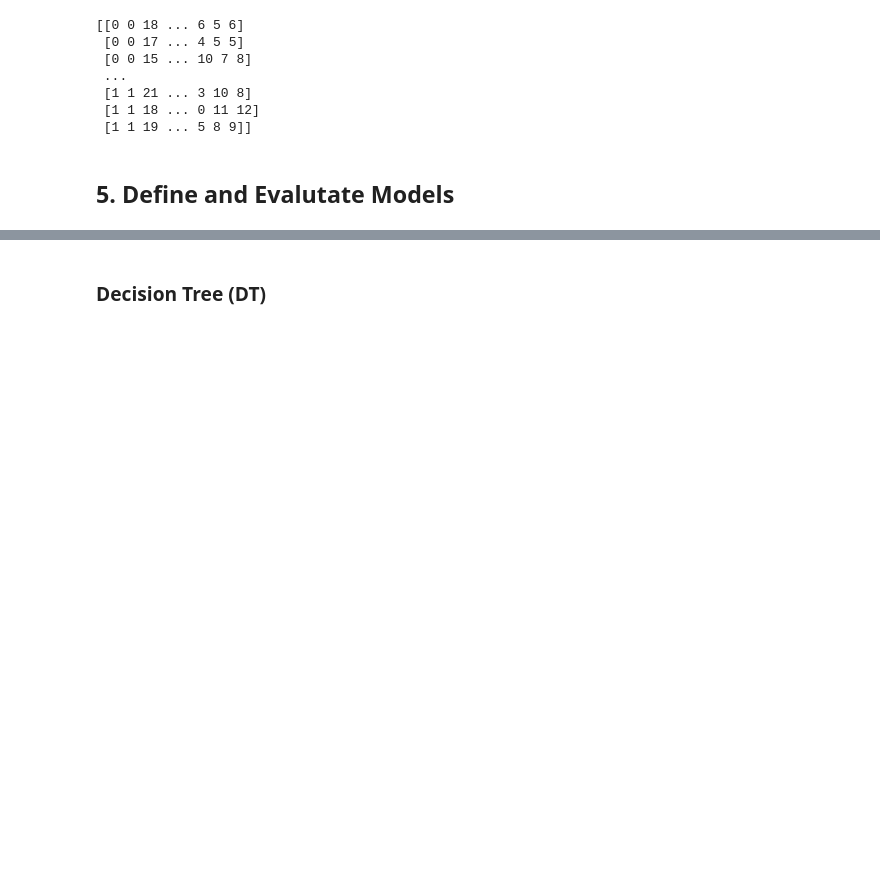
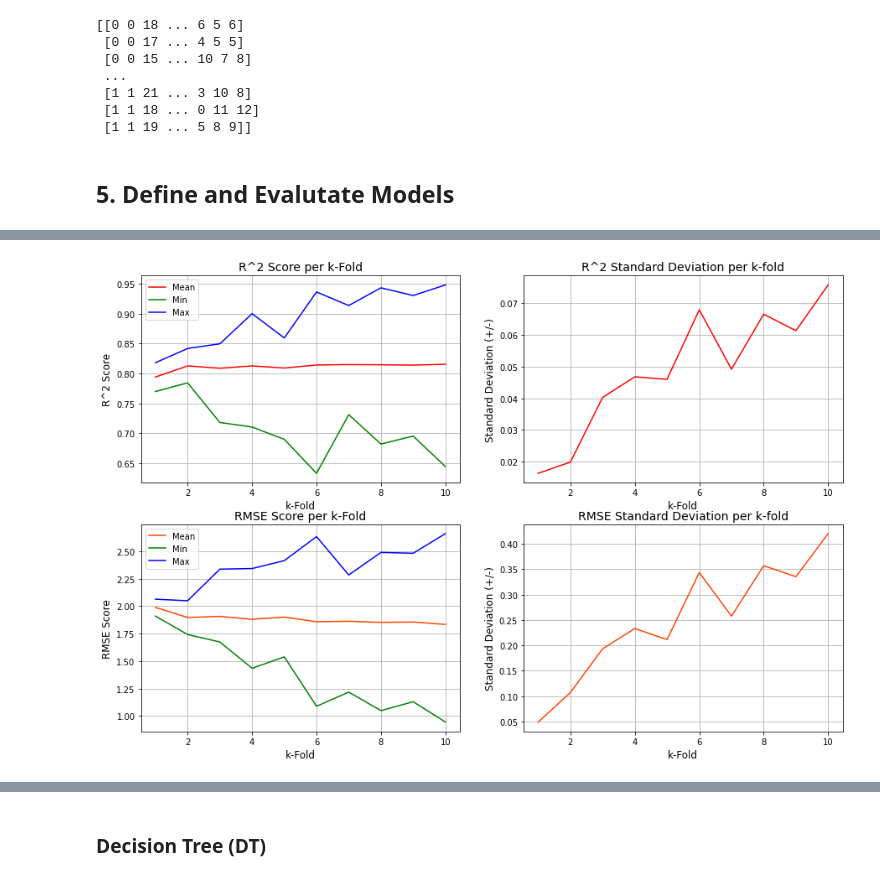
Before and after one commit to MarkLee7925/Student-Grade-Regression, a Jupyter notebook: Math/Student_Grade_Regression_Math.ipynb, the cells around one changed output, grey strips where cells are left out. Cells and saved outputs as stored; diff of their text form; code cells hidden in the pictures; blank space fills up the shorter version.

```diff
--- a/Math/Student_Grade_Regression_Math.ipynb
+++ b/Math/Student_Grade_Regression_Math.ipynb
@@ -310,0 +399,90 @@ from sklearn.model_selection import GridSearchCV
+# %%
+# Apply k-Fold Cross Validation on the training set
+
+# Lists of values
+r2_means, r2_stds, r2_mins, r2_maxs = [], [], [], []  # R^2 Scoring
+rmse_means, rmse_stds, rmse_mins, rmse_maxs = [], [], [], []  # RMSE Scoring
+# Cross validate for 10 k-folds, each with 3 repeats
+for k in range(2, 12):
+  cv = RepeatedStratifiedKFold(n_splits = k, n_repeats = 3, random_state = 0)
+  r2_scores = cross_val_score(lr_reg, X_train, y_train, scoring='r2', cv=cv, n_jobs=-1)
+  # scores = cross_val_score(lr_reg, X_train, y_train, scoring='neg_mean_absolute_error', cv=cv, n_jobs=-1)
+  # scores = cross_val_score(lr_reg, X_train, y_train, scoring='neg_mean_squared_error', cv=cv, n_jobs=-1)
+  rmse_scores = cross_val_score(lr_reg, X_train, y_train, scoring='neg_root_mean_squared_error', cv=cv, n_jobs=-1)
+
+  # Force scores to be positive
+  r2_scores = abs(r2_scores)
+  rmse_scores = abs(rmse_scores)
+
+  # Print values
+  print('')
+  print('-- Fold: %d --' % (k-1))
+  print('')
+  print('R^2 Scoring:')
+  print("Mean: %f" % (np.mean(r2_scores)))
+  print("Std: +/- %f" % (np.std(r2_scores)))
+  print("Min: %f" % (np.min(r2_scores)))
+  print("Max: %f" % (np.max(r2_scores)))
+
+  print('')
+  print('RMSE Scoring:')
+  print("Mean: %f" % (np.mean(rmse_scores)))
+  print("Std: +/- %f" % (np.std(rmse_scores)))
+  print("Min: %f" % (np.min(rmse_scores)))
+  print("Max: %f" % (np.max(rmse_scores)))
+  print('')
+
+  # Append R^2 scores
+  r2_means.append(np.mean(r2_scores))
+  r2_stds.append(np.std(r2_scores))
+  r2_mins.append(np.min(r2_scores))
+  r2_maxs.append(np.max(r2_scores))
+
+  # Append RMSE scores
+  rmse_means.append(np.mean(rmse_scores))
+  rmse_stds.append(np.std(rmse_scores))
+  rmse_mins.append(np.min(rmse_scores))
+  rmse_maxs.append(np.max(rmse_scores))
+
+# Plot R^2 scores per k-fold:
+fig2 = plt.figure(figsize=(15, 10))
+ax1 = fig2.add_subplot(2, 2, 1)
+ax1.plot(np.arange(1,11), r2_means, color='red', label='Mean')
+ax1.plot(np.arange(1,11), r2_mins, color='green', label='Min')
+ax1.plot(np.arange(1,11), r2_maxs, color='blue', label='Max')
+ax1.set_xlabel('k-Fold', fontsize=12)
+ax1.set_ylabel('R^2 Score', fontsize=12)
+ax1.set_title('R^2 Score per k-Fold', fontsize=14)
+ax1.legend()
+ax1.grid(True)
+
+# Plot R^2 Standard Deviations per k-fold:
+ax2 = fig2.add_subplot(2, 2, 2)
+ax2.plot(np.arange(1,11), r2_stds, color='red')
+ax2.set_xlabel('k-Fold', fontsize=12)
+ax2.set_ylabel('Standard Deviation (+/-)', fontsize=12)
+ax2.set_title('R^2 Standard Deviation per k-fold', fontsize=14)
+ax2.grid(True)
+
+# Plot RMSE scores per k-fold:
+ax3 = fig2.add_subplot(2, 2, 3)
+ax3.plot(np.arange(1,11), rmse_means, color='orangered', label='Mean')
+ax3.plot(np.arange(1,11), rmse_mins, color='green', label='Min')
+ax3.plot(np.arange(1,11), rmse_maxs, color='blue', label='Max')
+ax3.set_xlabel('k-Fold', fontsize=12)
+ax3.set_ylabel('RMSE Score', fontsize=12)
+ax3.set_title('RMSE Score per k-Fold', fontsize=14)
+ax3.legend()
+ax3.grid(True)
+
+# Plot RMSE Standard Deviations per k-fold:
+ax4 = fig2.add_subplot(2, 2, 4)
+ax4.plot(np.arange(1,11), rmse_stds, color='orangered')
+ax4.set_xlabel('k-Fold', fontsize=12)
+ax4.set_ylabel('Standard Deviation (+/-)', fontsize=12)
+ax4.set_title('RMSE Standard Deviation per k-fold', fontsize=14)
+ax4.grid(True)
+
+# Show subplot
+plt.show()
+# %% [output]
@@ -310,0 +570 @@ from sklearn.model_selection import GridSearchCV
+[figure, added]
```
Also changed, not shown: parts of 15 cells of this notebook.
